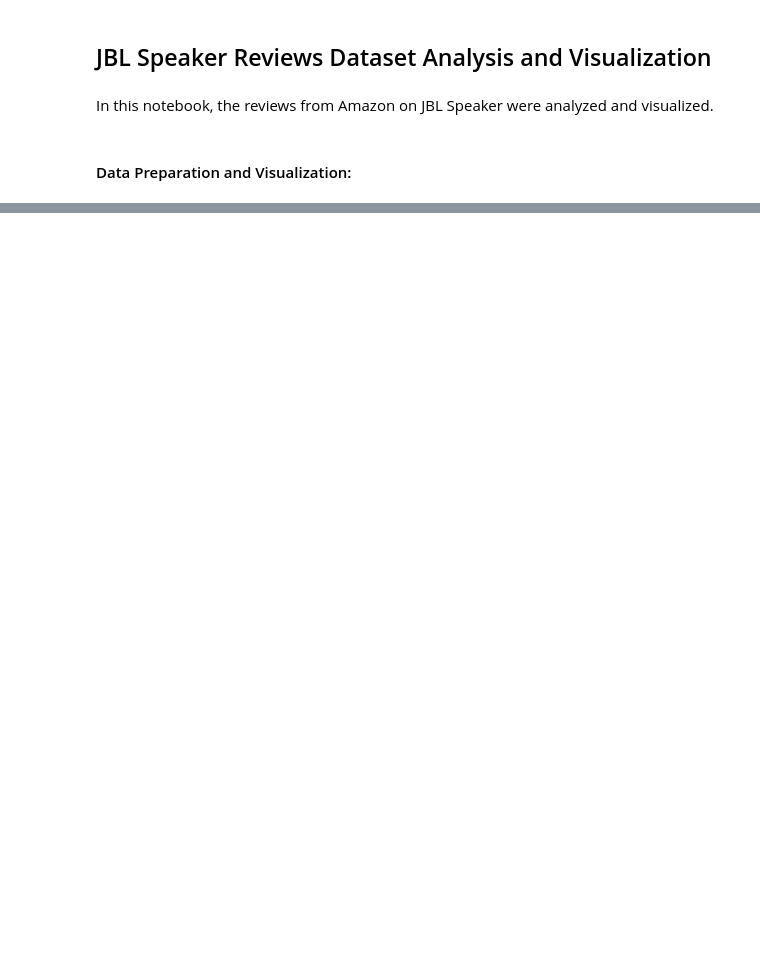
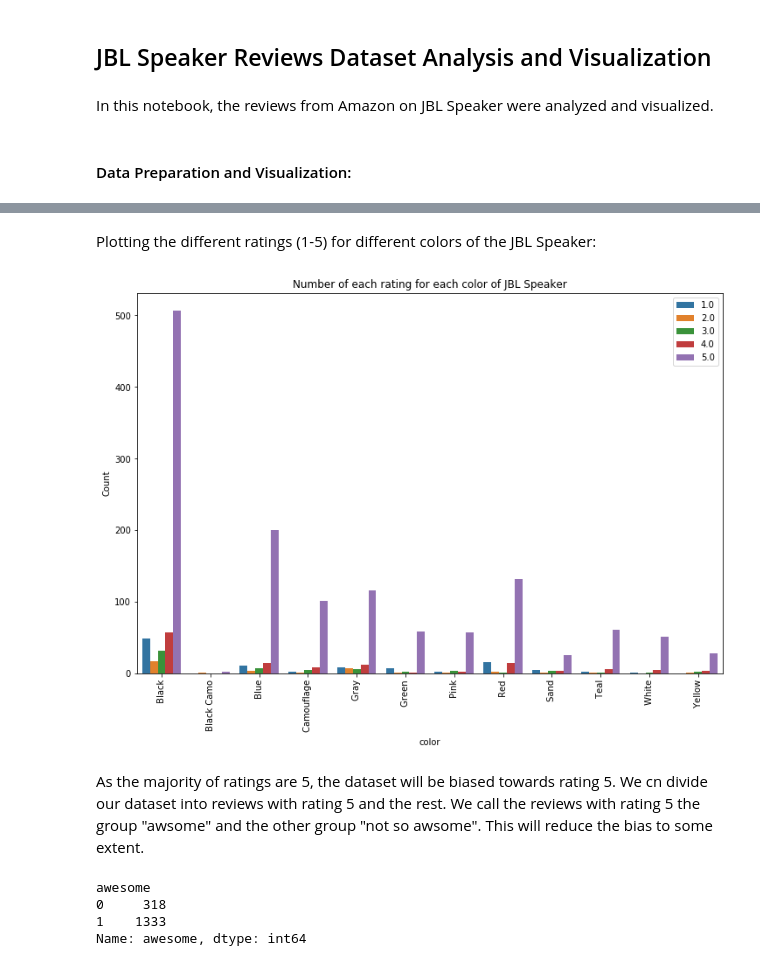
Before and after one commit to kavehamini/Amazon-Review-Analysis-JBL-Charge-4-Speaker-Sentiment-Analysis-NLP, a Jupyter notebook: JBL Speaker Reviews Dataset Analysis and Visualization.ipynb, the cells around one changed output, grey strips where cells are left out. Saved outputs shown, nothing was run; the diff lists cells and outputs as text; code cells hidden in the pictures; blank space fills up the shorter version.

```diff
--- a/JBL Speaker Reviews Dataset Analysis and Visualization.ipynb
+++ b/JBL Speaker Reviews Dataset Analysis and Visualization.ipynb
@@ -30,0 +102,28 @@ df.head()
+# %% [markdown]
+Plotting the different ratings (1-5) for different colors of the JBL Speaker:
+# %%
+plt.figure(figsize=(12,8))
+count = (df.groupby(['color']))['rating'].value_counts()\
+.reset_index(name = "Count")
+sns.barplot(x = "color", y = "Count", hue = "rating", data = count)\
+.set_title("Number of each rating for each color of JBL Speaker")
+plt.xticks(rotation = 90)
+plt.legend(loc='upper right')
+plt.savefig('3.png')
+plt.show()
+# %% [output]
+[figure, added]
+# %% [markdown]
+As the majority of ratings are 5, the dataset will be biased towards rating 5. We cn divide our dataset into reviews with rating 5 and the rest. We call the reviews with rating 5 the group "awsome" and the other group "not so awsome". This will reduce the bias to some extent.
+# %%
+df.groupby('rating').count()
+df['awesome'] = 0
+df.loc[df['rating'] ==5, 'awesome'] = 1
+
+y = df['awesome'].values
+df.groupby(['awesome'])['awesome'].count()
+# %% [output]
+awesome
+0     318
+1    1333
+Name: awesome, dtype: int64
```
Also changed, not shown: parts of 24 cells of this notebook, 3 other files.
